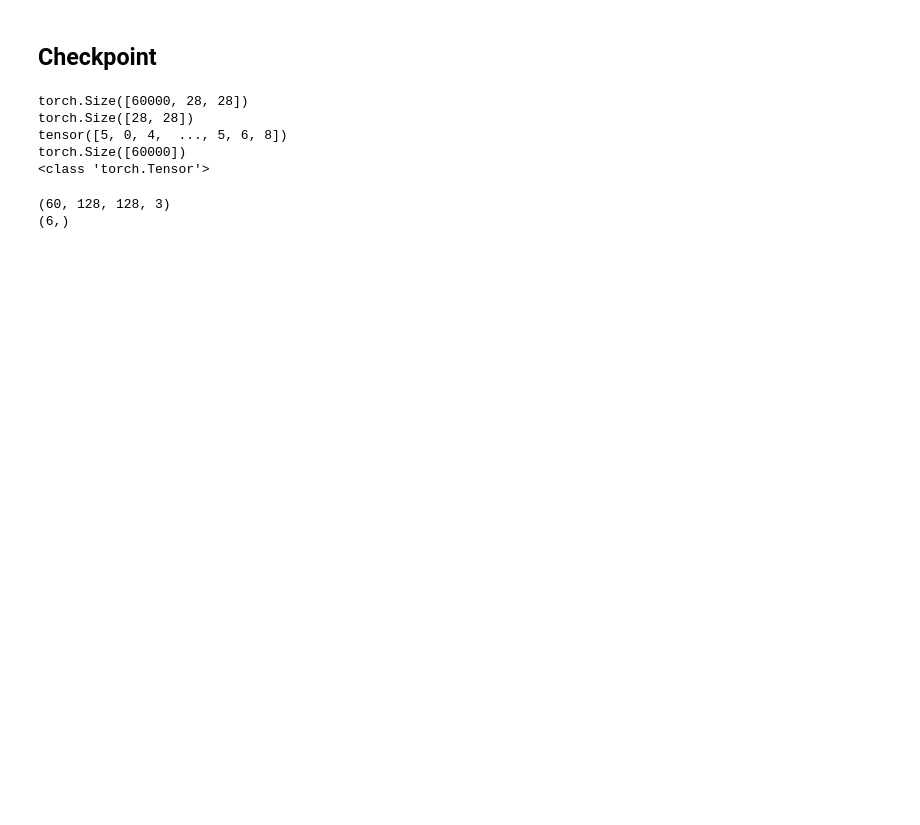
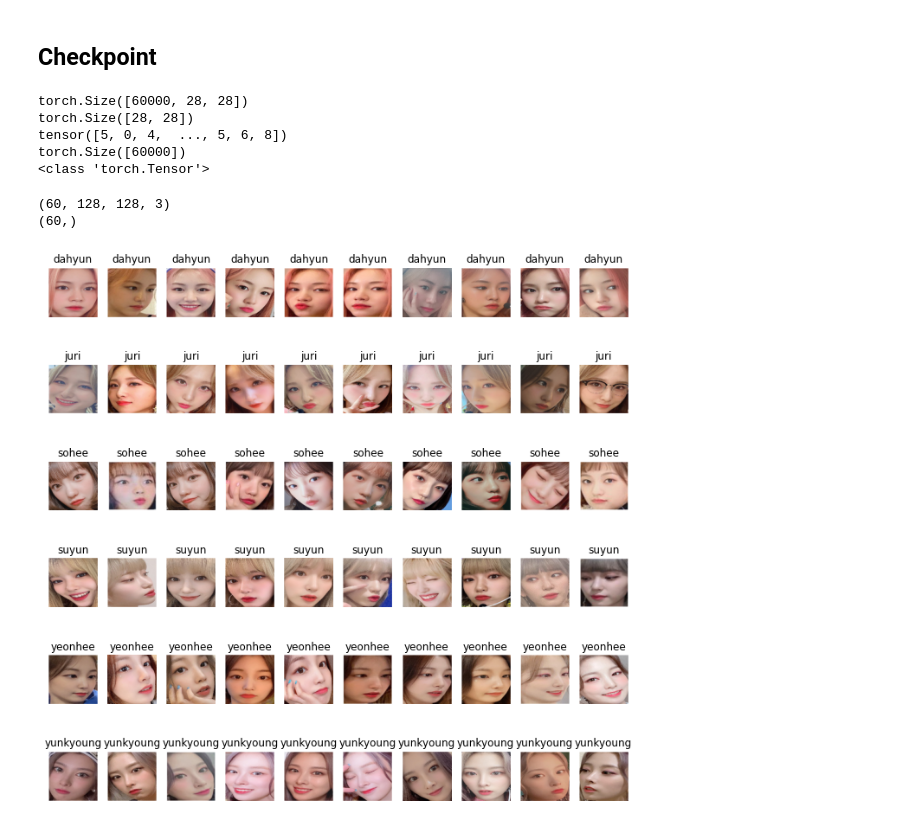
Before and after one commit to archeltaneka/facial-expression-reader, a Jupyter notebook: playground.ipynb, the cells around one changed output. Saved outputs shown, nothing was run; the diff lists cells and outputs as text; code cells hidden in the pictures; blank space fills up the shorter version.

Commit message:
fix: add labels from 6 to 60

```diff
--- a/playground.ipynb
+++ b/playground.ipynb
@@ -23,4 +35,5 @@ name_glob = glob('data/train/*')
 names = []
 
 for n in name_glob:
-    names.append(n[11:])
+    for i in range(10):
+        names.append(n[11:])
@@ -115,14 +126,23 @@ labels = raw_data[1]
 
 train_data = np.asarray(features)
 train_labels = np.asarray(labels)
+
 print(train_data.shape)
 print(train_labels.shape)
-cv2.imshow('test', train_data[0])
-cv2.waitKey(0)
-cv2.destroyAllWindows()
 # %% [output]
 (60, 128, 128, 3)
-(6,)
+(60,)
+# %%
+# show all faces for each members
+fig, ax = plt.subplots(6, 10, figsize=(12,12))
+
+for (x, y, axi) in zip(features, labels, ax.flatten()):
+    x = cv2.cvtColor(x, cv2.COLOR_BGR2RGB)
+    axi.imshow(x)
+    axi.set_title(y)
+    axi.axis('off')
+# %% [output]
+[figure, added]
 # %%
 # def play_video(path):
 #     frame_name = 'Video'
```
Also changed, not shown: parts of 5 cells of this notebook, 1 other file.
